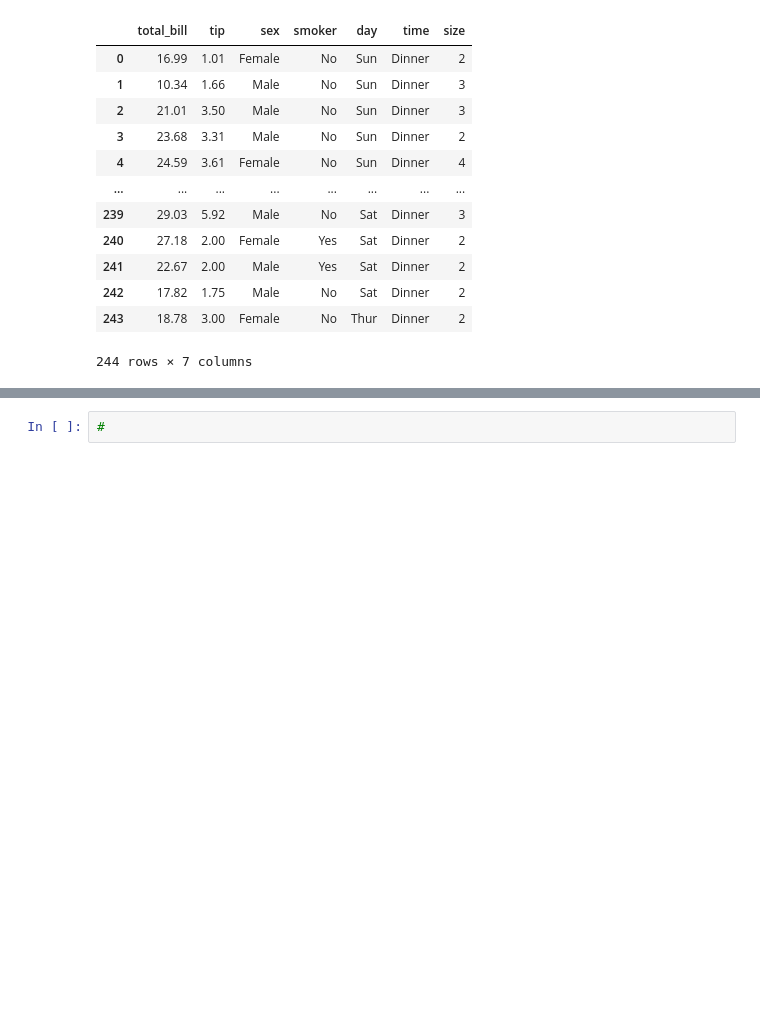
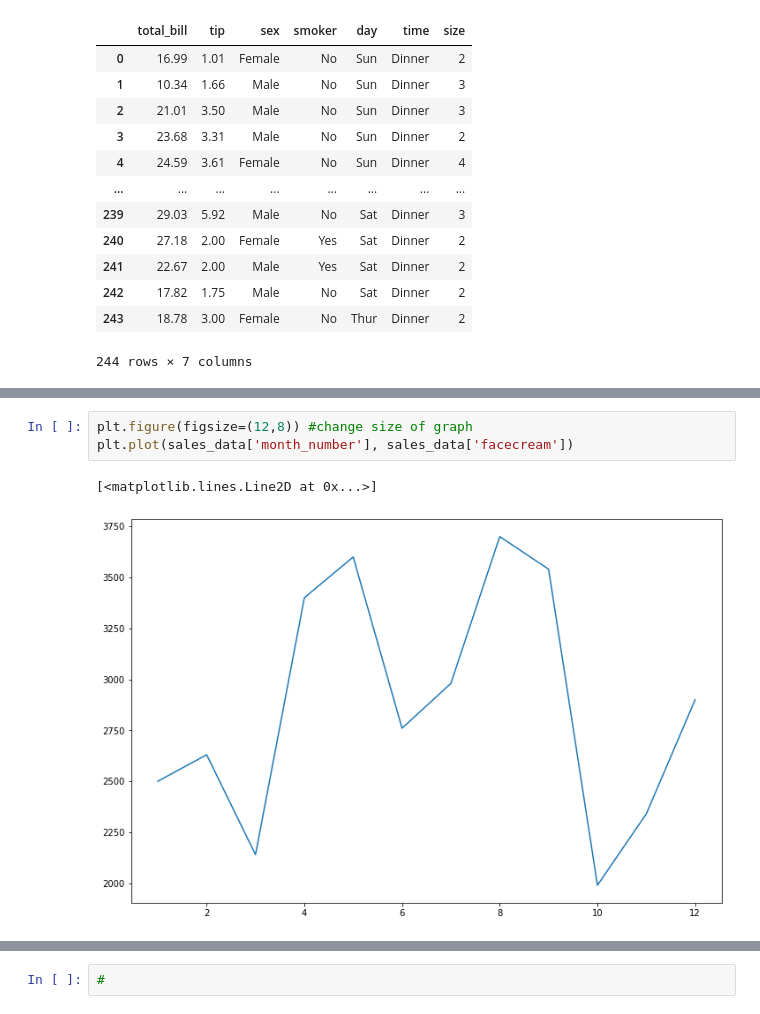
Before and after one commit to JulianOrti/Big-Data-, a Jupyter notebook: Week_04/07_Python_data_visualization_part2.ipynb, the cells around one changed output, grey strips where cells are left out. Drawn from its saved outputs; the diff is of its cells as text; blank space fills up the shorter version.

```diff
--- a/Week_04/07_Python_data_visualization_part2.ipynb
+++ b/Week_04/07_Python_data_visualization_part2.ipynb
@@ -304,0 +330,6 @@ tips
+# %%
+plt.figure(figsize=(12,8)) #change size of graph
+plt.plot(sales_data['month_number'], sales_data['facecream'])
+# %% [output]
+[<matplotlib.lines.Line2D at 0x...>]
+[figure, added]
```
Also changed, not shown: parts of 50 cells of this notebook.
